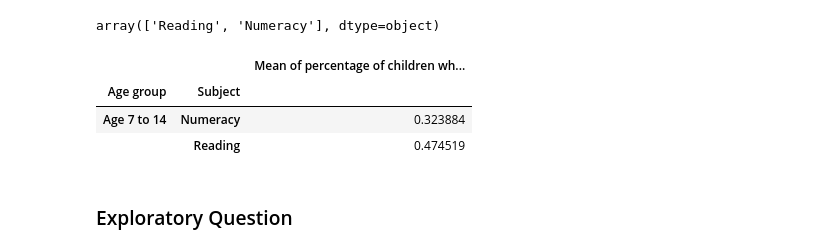
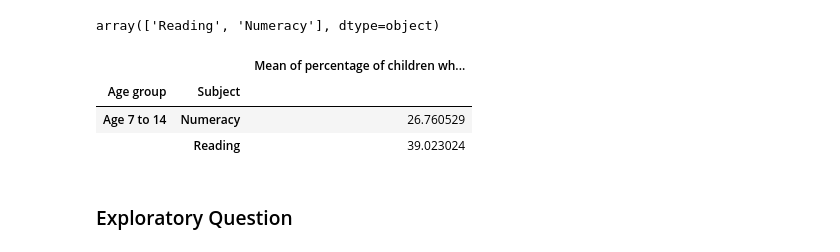
Before and after one commit to KelvinTee168/DS_Fundamentals, a Jupyter notebook: Datatset 1/Project_Dataset_1.ipynb, the cells around one changed output. Cells and saved outputs as stored; diff of their text form; code cells hidden in the pictures.

```diff
--- a/Datatset 1/Project_Dataset_1.ipynb
+++ b/Datatset 1/Project_Dataset_1.ipynb
@@ -716,13 +716,16 @@ array(['Age 7 to 14', 'Grade 2/3'], dtype=object)
 df_cleaned['Subject'].unique()
 # %% [output]
 array(['Reading', 'Numeracy'], dtype=object)
+# %%
+df_mean = df_cleaned.copy()
+df_mean[col_list] = sc.inverse_transform(df_mean[col_list])
 # %%
-df_cleaned.loc[df['Age group'] == 'Age 7 to 14'].groupby(['Age group', 'Subject'])['Total'].mean().to_frame('Mean of percentage of children who acquired foundational learning skills')
+df_mean.loc[df['Age group'] == 'Age 7 to 14'].groupby(['Age group', 'Subject'])['Total'].mean().to_frame('Mean of percentage of children who acquired foundational learning skills')
 # %% [output]
 |  |  | Mean of percentage of children wh... |
 | Age group | Subject |  |
-| Age 7 to 14 | Numeracy | 0.323884 |
-|  | Reading | 0.474519 |
+| Age 7 to 14 | Numeracy | 26.760529 |
+|  | Reading | 39.023024 |
 # %% [markdown]
 ### Exploratory Question
 # %% [markdown]
```
Also changed, not shown: parts of 12 cells of this notebook, 24 other files.
